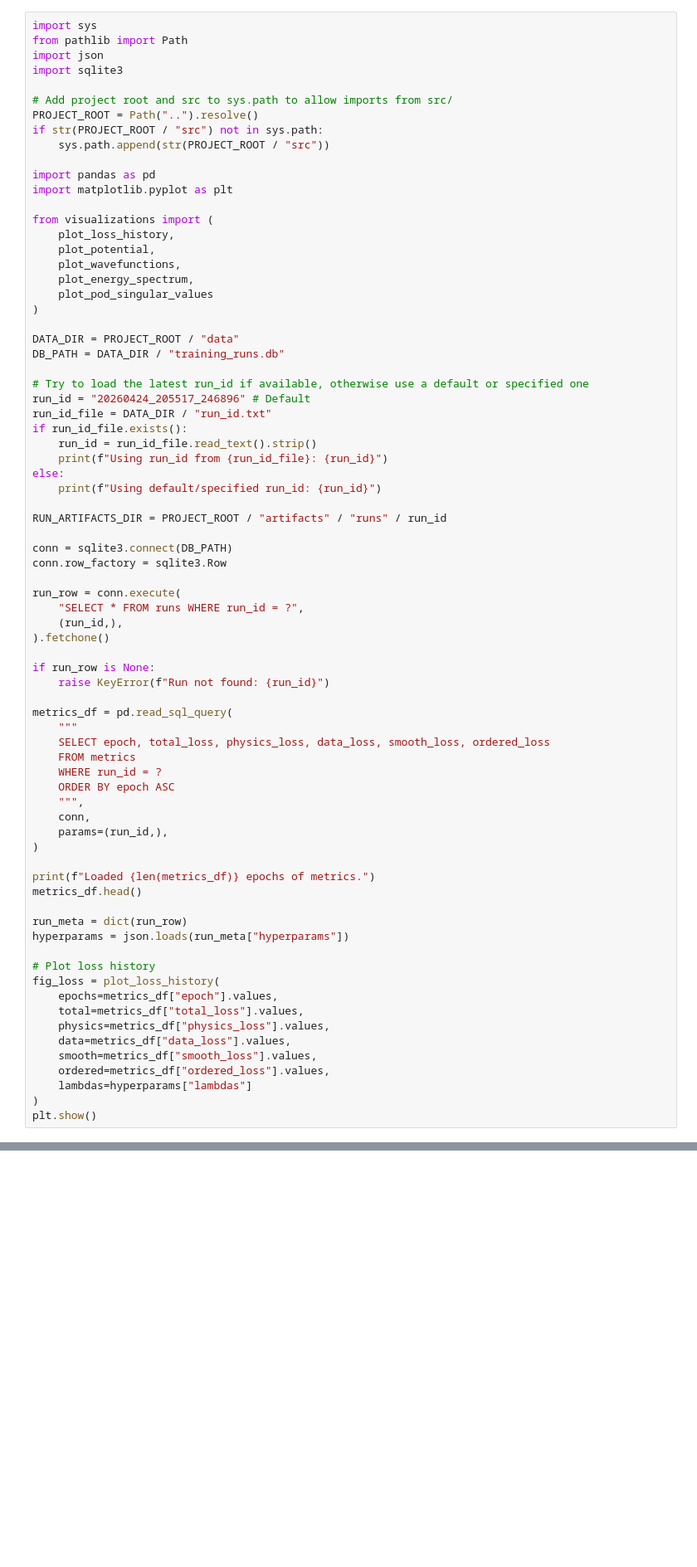
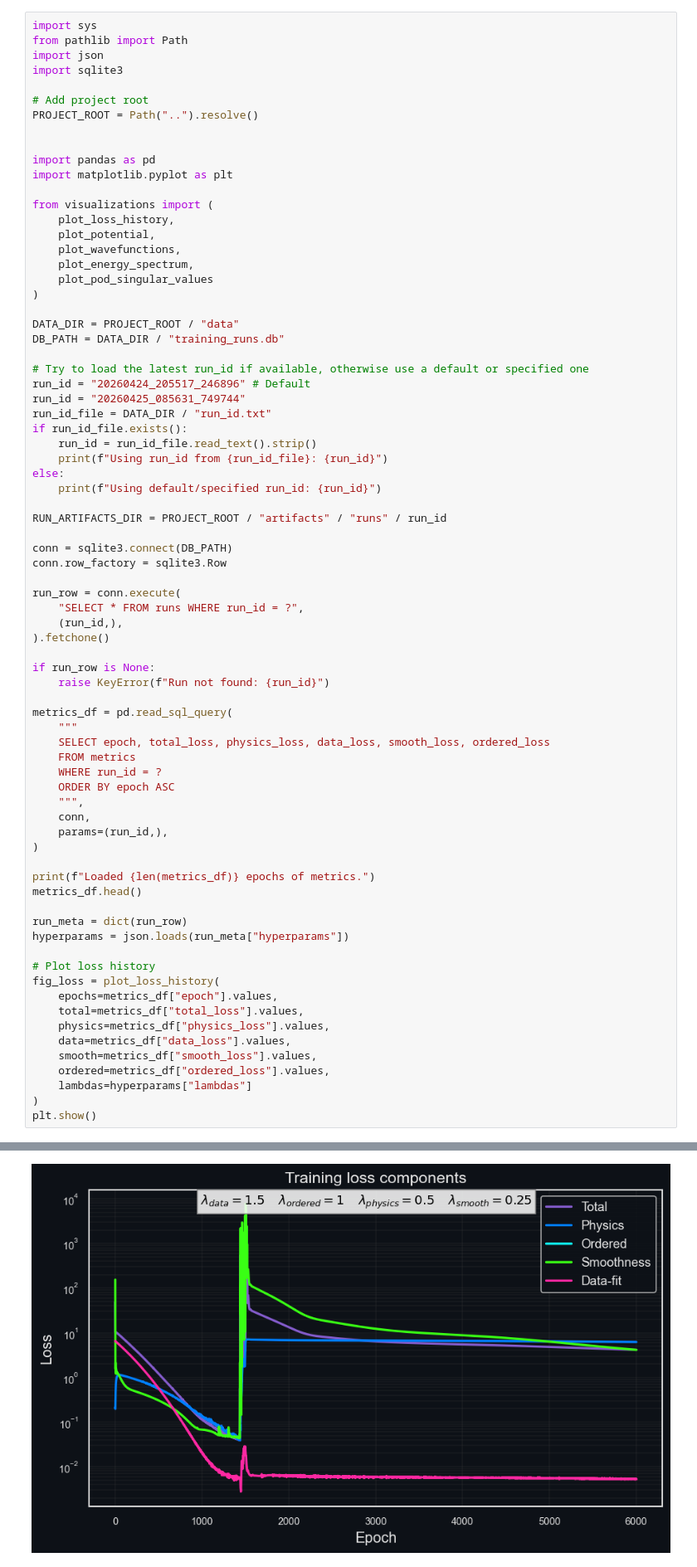
Before and after one commit to Scriber-Labs/lf-pinn-inverse-schrodinger, a Jupyter notebook: notebooks/load_run_analysis.ipynb, the cells around one changed output, grey strips where cells are left out. Shown at 83% size. Saved outputs shown, nothing was run; the diff lists cells and outputs as text; blank space fills up the shorter version.

```diff
--- a/notebooks/load_run_analysis.ipynb
+++ b/notebooks/load_run_analysis.ipynb
@@ -4,10 +4,9 @@ from pathlib import Path
 import json
 import sqlite3
 
-# Add project root and src to sys.path to allow imports from src/
+# Add project root
 PROJECT_ROOT = Path("..").resolve()
-if str(PROJECT_ROOT / "src") not in sys.path:
-    sys.path.append(str(PROJECT_ROOT / "src"))
+
 
 import pandas as pd
 import matplotlib.pyplot as plt
@@ -25,6 +24,7 @@ DB_PATH = DATA_DIR / "training_runs.db"
 
 # Try to load the latest run_id if available, otherwise use a default or specified one
 run_id = "20260424_205517_246896" # Default
+run_id = "20260425_085631_749744"
 run_id_file = DATA_DIR / "run_id.txt"
 if run_id_file.exists():
     run_id = run_id_file.read_text().strip()
@@ -73,3 +73,4 @@ fig_loss = plot_loss_history(
     lambdas=hyperparams["lambdas"]
 )
 plt.show()
+# %% [output]
@@ -76,3 +79,4 @@ plt.show()
+[figure, added]
 # %%
 import numpy as np
 import torch
```
Also changed, not shown: parts of 3 cells of this notebook, 19 other files.
